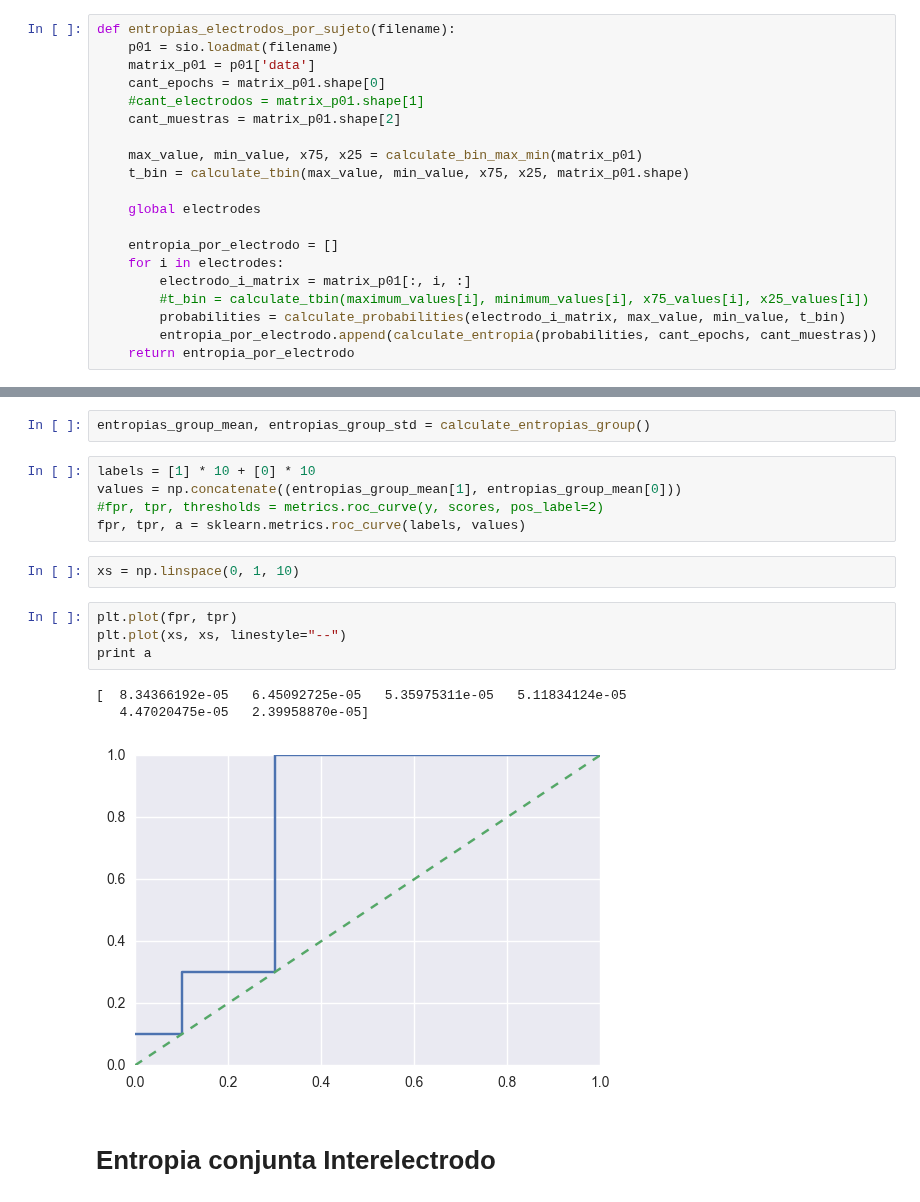
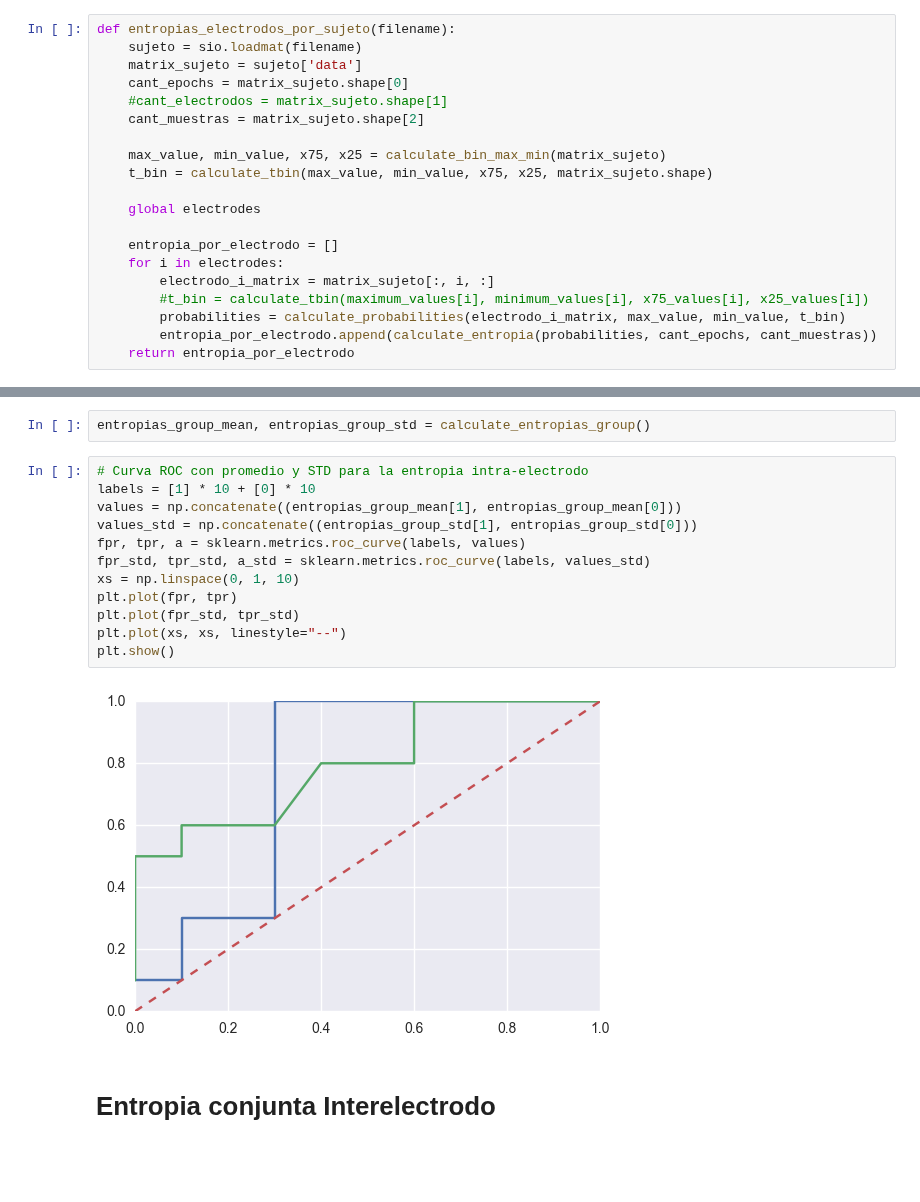
Before and after one commit to turtle-lea/ciencia-de-datos, a Jupyter notebook: tp-3/TP3.ipynb, the cells around one changed output, grey strips where cells are left out. Cells and saved outputs as stored; diff of their text form; blank space fills up the shorter version.

Commit message:
Curva roc unificada

```diff
--- a/tp-3/TP3.ipynb
+++ b/tp-3/TP3.ipynb
@@ -224,20 +224,20 @@ def calculate_entropia(proba_x, cant_epochs, cant_muestras):
     return -res
 # %%
 def entropias_electrodos_por_sujeto(filename):
-    p01 = sio.loadmat(filename)
-    matrix_p01 = p01['data']
-    cant_epochs = matrix_p01.shape[0]
-    #cant_electrodos = matrix_p01.shape[1]
-    cant_muestras = matrix_p01.shape[2]
+    sujeto = sio.loadmat(filename)
+    matrix_sujeto = sujeto['data']
+    cant_epochs = matrix_sujeto.shape[0]
+    #cant_electrodos = matrix_sujeto.shape[1]
+    cant_muestras = matrix_sujeto.shape[2]
 
-    max_value, min_value, x75, x25 = calculate_bin_max_min(matrix_p01)
-    t_bin = calculate_tbin(max_value, min_value, x75, x25, matrix_p01.shape)
+    max_value, min_value, x75, x25 = calculate_bin_max_min(matrix_sujeto)
+    t_bin = calculate_tbin(max_value, min_value, x75, x25, matrix_sujeto.shape)
 
     global electrodes
 
     entropia_por_electrodo = []
     for i in electrodes:
-        electrodo_i_matrix = matrix_p01[:, i, :]
+        electrodo_i_matrix = matrix_sujeto[:, i, :]
         #t_bin = calculate_tbin(maximum_values[i], minimum_values[i], x75_values[i], x25_values[i])
         probabilities = calculate_probabilities(electrodo_i_matrix, max_value, min_value, t_bin)
         entropia_por_electrodo.append(calculate_entropia(probabilities, cant_epochs, cant_muestras))
@@ -256,21 +256,20 @@ def calculate_entropias_group():
     return entropias_group_mean, entropias_group_std
 # %%
 entropias_group_mean, entropias_group_std = calculate_entropias_group()
-# %%
-labels = [1] * 10 + [0] * 10
-values = np.concatenate((entropias_group_mean[1], entropias_group_mean[0]))
-#fpr, tpr, thresholds = metrics.roc_curve(y, scores, pos_label=2)
-fpr, tpr, a = sklearn.metrics.roc_curve(labels, values)
-# %%
-xs = np.linspace(0, 1, 10)
-# %%
-plt.plot(fpr, tpr)
-plt.plot(xs, xs, linestyle="--")
-print a
-# %% [output]
-[  8.34366192e-05   6.45092725e-05   5.35975311e-05   5.11834124e-05
-   4.47020475e-05   2.39958870e-05]
-[figure, removed]
+# %%
+# Curva ROC con promedio y STD para la entropia intra-electrodo
+labels = [1] * 10 + [0] * 10
+values = np.concatenate((entropias_group_mean[1], entropias_group_mean[0]))
+values_std = np.concatenate((entropias_group_std[1], entropias_group_std[0]))
+fpr, tpr, a = sklearn.metrics.roc_curve(labels, values)
+fpr_std, tpr_std, a_std = sklearn.metrics.roc_curve(labels, values_std)
+xs = np.linspace(0, 1, 10)
+plt.plot(fpr, tpr)
+plt.plot(fpr_std, tpr_std)
+plt.plot(xs, xs, linestyle="--")
+plt.show()
+# %% [output]
+[figure, added]
 # %% [markdown]
 # Entropia conjunta  Interelectrodo
 # %%
```
Also changed, not shown: parts of 9 cells of this notebook, 1 other file.
